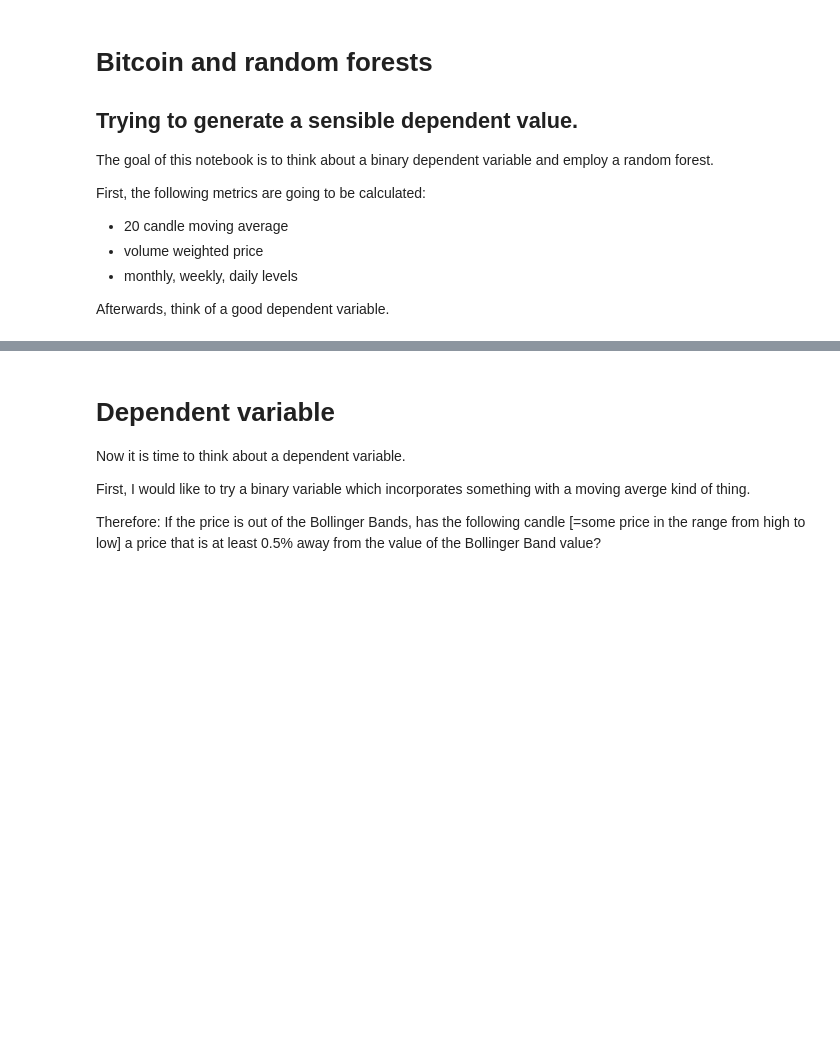
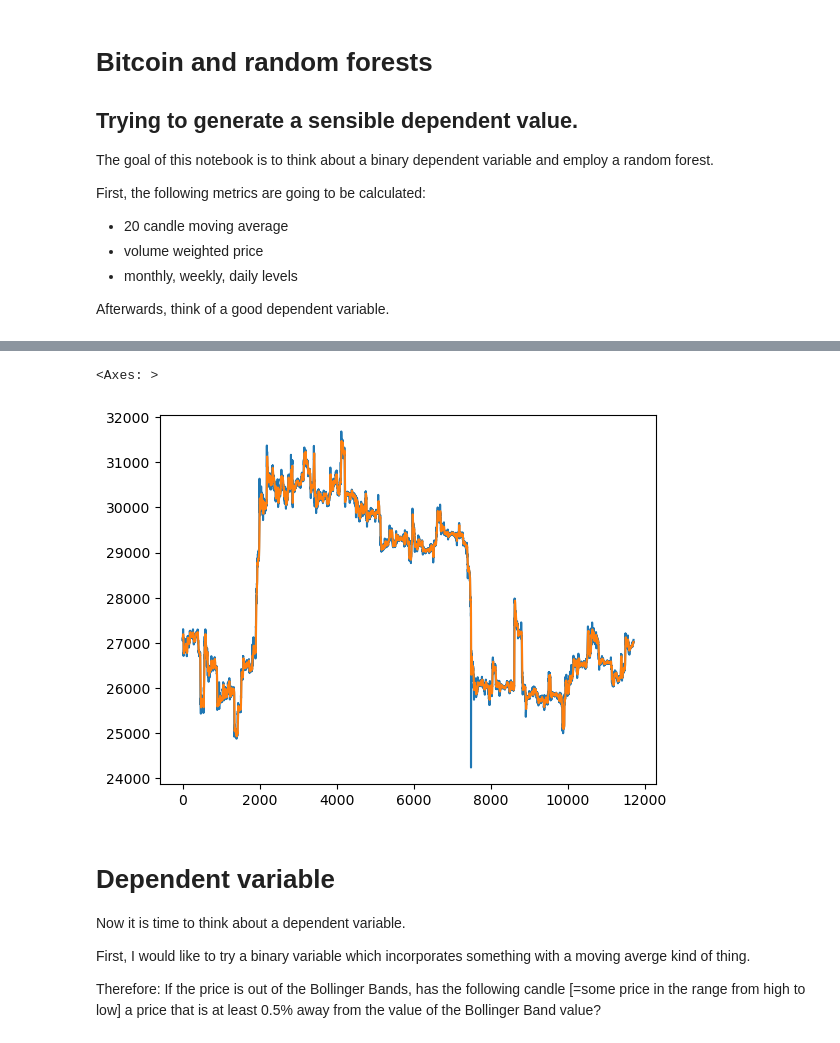
Before and after one commit to georghoeller/fastbook, a Jupyter notebook: my-stuff/lesson5-random-forests/ch9-tabular-trees.ipynb, the cells around one changed output, grey strips where cells are left out. Drawn from its saved outputs; the diff is of its cells as text; code cells hidden in the pictures; blank space fills up the shorter version.

```diff
--- a/my-stuff/lesson5-random-forests/ch9-tabular-trees.ipynb
+++ b/my-stuff/lesson5-random-forests/ch9-tabular-trees.ipynb
@@ -92,3 +92,10 @@ df[18:].head(3) # data set starts with the 20th observation since the first 20 r
+# %%
+# check if everything looks ok
+df.close.plot()
+df["10MA"].plot()
+# %% [output]
+<Axes: >
+[figure, added]
 # %% [markdown]
 # Dependent variable
 
```
Also changed, not shown: parts of 7 cells of this notebook, 2 other files.
